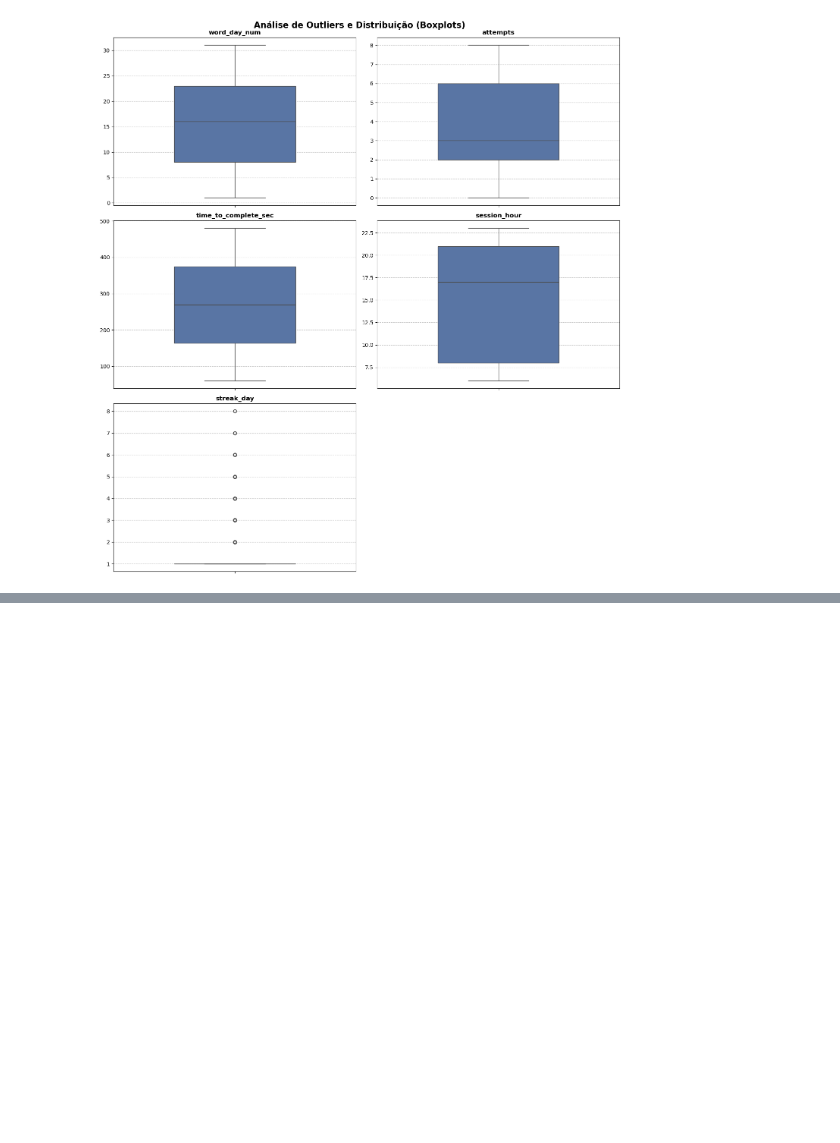
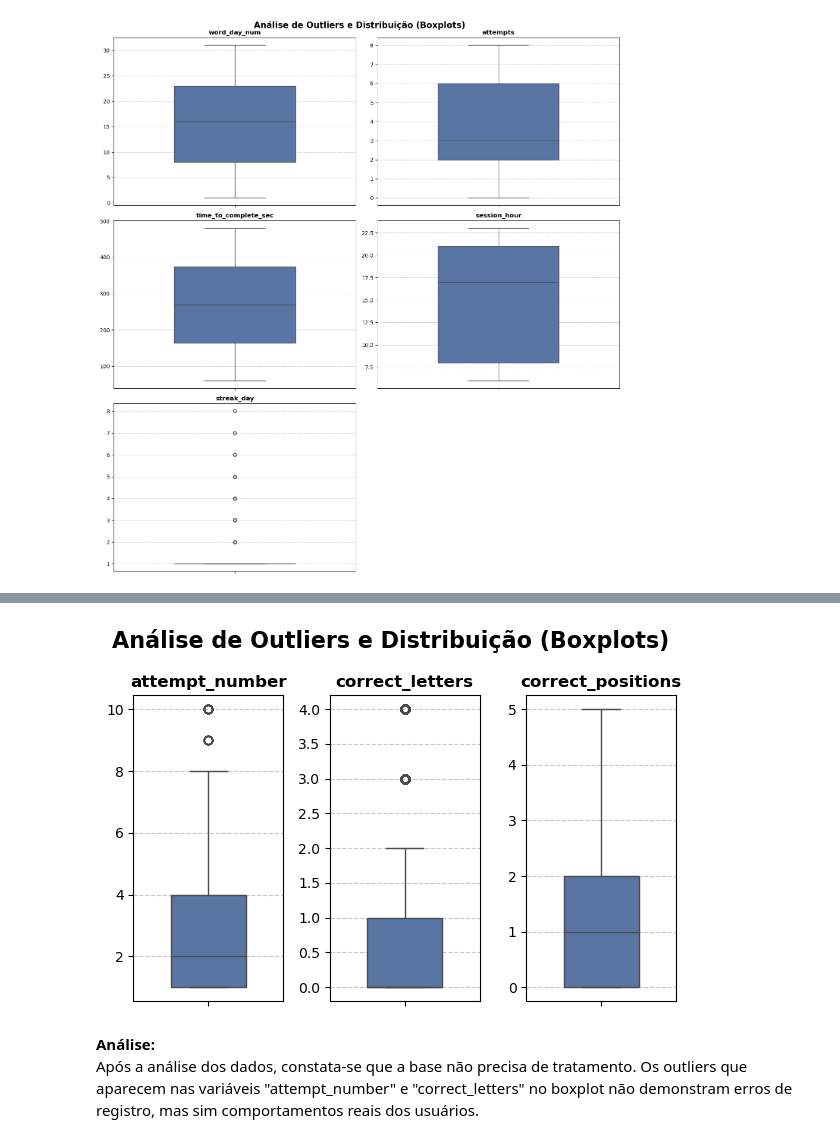
Before and after one commit to Fernandonneto/Case_Processo_Seletivo_-_Analista_de_Dados_Produto_-_Growth, a Jupyter notebook: I_Etapa_-_Tratamento_dados.ipynb, the cells around one changed output, grey strips where cells are left out. Cells and saved outputs as stored; diff of their text form; code cells hidden in the pictures; blank space fills up the shorter version.

Commit message:
Análise realizada da base de dados "palavritas_attempts.csv"

```diff
--- a/I_Etapa_-_Tratamento_dados.ipynb
+++ b/I_Etapa_-_Tratamento_dados.ipynb
@@ -316,0 +414,31 @@ Após a conclusão do tratamento dos dados, constatou-se que a base não possui
+# %%
+# Boxplot para análise de outliers e distribuição das variáveis numéricas
+# Lista com as colunas numéricas para o Boxplot
+colunas_analise = ['attempt_number', 'correct_letters', 'correct_positions']
+
+# Configurar a estrutura dos gráficos (1 linhas com 3 colunas)
+# Dica: Aumentei o figsize para 15 de altura para os 3 blocos não ficarem esmagados
+fig, axes = plt.subplots(1, 3, figsize=(6, 4))
+fig.suptitle('Análise de Outliers e Distribuição (Boxplots)', fontsize=16, fontweight='bold')
+
+# .flatten() transforma a matriz 1x3 em uma lista linear de 3 posições
+axes_flat = axes.flatten()
+
+# Gerar Boxplot para cada coluna
+for i, col in enumerate(colunas_analise):
+    sns.boxplot(y=sessao[col], ax=axes_flat[i], color='#4C72B0', width=0.5)
+    axes_flat[i].set_title(col, fontsize=12, fontweight='bold')
+    axes_flat[i].set_ylabel('')  # Limpa o eixo Y
+    axes_flat[i].grid(axis='y', linestyle='--', alpha=0.7)
+
+# Como temos 3 gráficos para 3 espaços, não precisamos remover nenhum quadrante
+# fig.delaxes(axes_flat[-1])
+
+# Ajusta o espaçamento para não cortar nada
+plt.tight_layout()
+plt.show()
+# %% [output]
+[figure, added]
+# %% [markdown]
+**Análise:** \
+Após a análise dos dados, constata-se que a base não precisa de tratamento. Os outliers que aparecem nas variáveis "attempt_number" e "correct_letters" no boxplot não demonstram erros de registro, mas sim comportamentos reais dos usuários.
```
Also changed, not shown: parts of 15 cells of this notebook, 1 other file.
